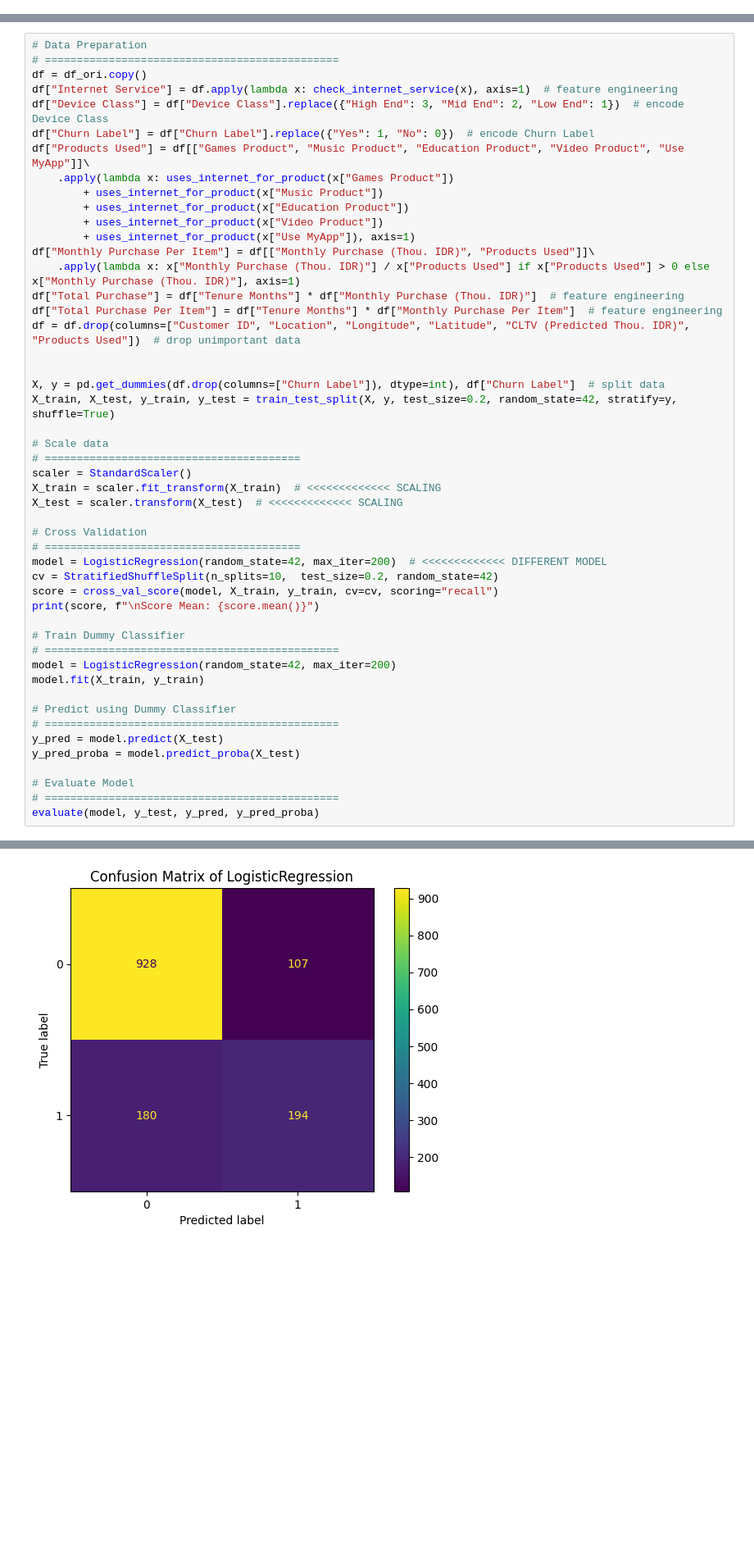
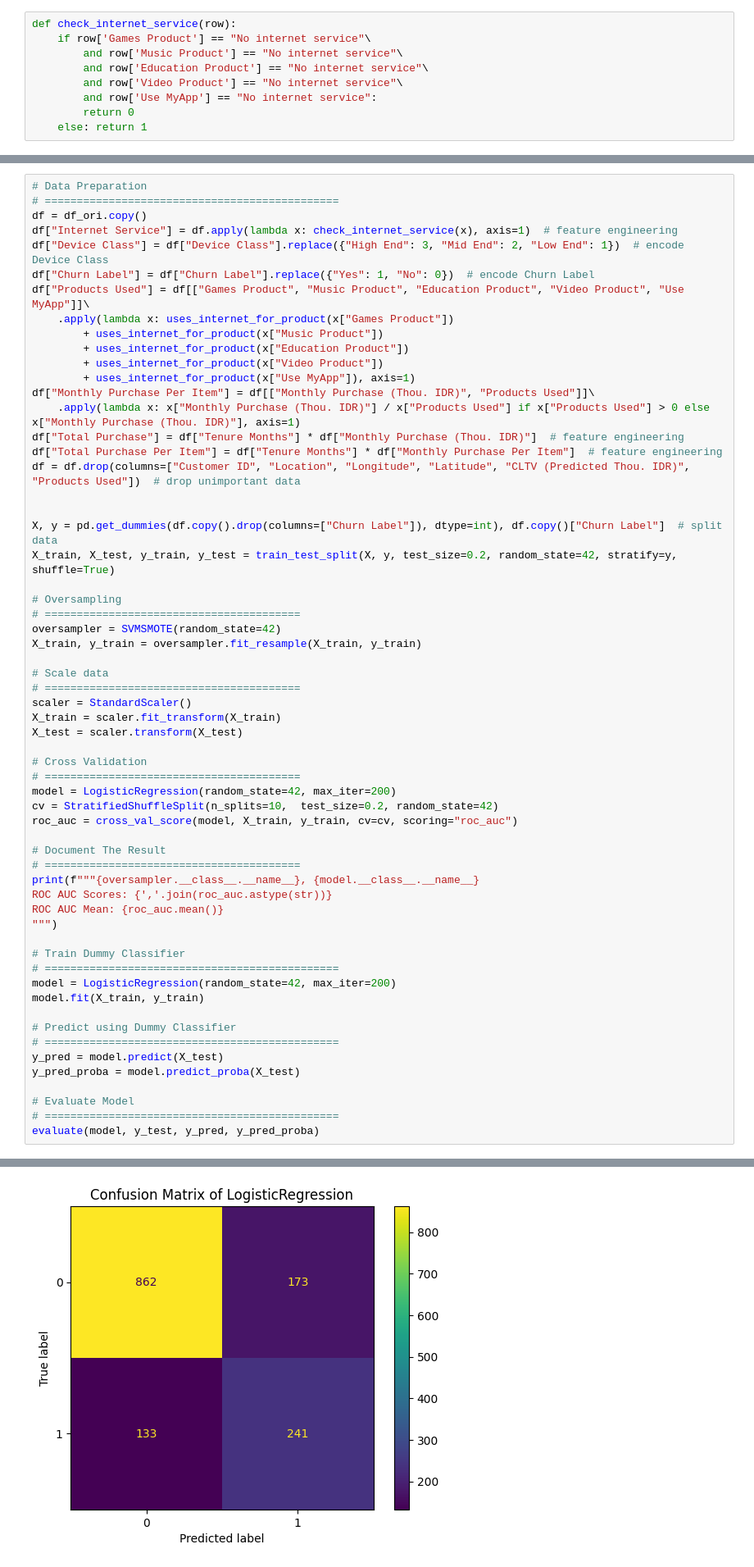
Before and after one commit to marcellinus-witarsah/data-challenge-dsw-2023, a Jupyter notebook: notebooks/03_churn_model.ipynb, the cells around one changed output, grey strips where cells are left out. Shown at 82% size. Drawn from its saved outputs; the diff is of its cells as text; blank space fills up the shorter version.

```diff
--- a/notebooks/03_churn_model.ipynb
+++ b/notebooks/03_churn_model.ipynb
@@ -276,3 +277,12 @@ fig.tight_layout()
 3. People who's monthly purchase is around **125K** and didn't use the internet service for any of the products has more change of churning
 # %% [markdown]
 Users who churned they don't use the internet service for accessing those products
+# %%
+def check_internet_service(row):
+    if row['Games Product'] == "No internet service"\
+        and row['Music Product'] == "No internet service"\
+        and row['Education Product'] == "No internet service"\
+        and row['Video Product'] == "No internet service"\
+        and row['Use MyApp'] == "No internet service":
+        return 0
+    else: return 1
@@ -638,21 +681,32 @@ df["Total Purchase Per Item"] = df["Tenure Months"] * df["Monthly Purchase Per I
 df = df.drop(columns=["Customer ID", "Location", "Longitude", "Latitude", "CLTV (Predicted Thou. IDR)", "Products Used"])  # drop unimportant data
 
 
-X, y = pd.get_dummies(df.drop(columns=["Churn Label"]), dtype=int), df["Churn Label"]  # split data
+X, y = pd.get_dummies(df.copy().drop(columns=["Churn Label"]), dtype=int), df.copy()["Churn Label"]  # split data
 X_train, X_test, y_train, y_test = train_test_split(X, y, test_size=0.2, random_state=42, stratify=y, shuffle=True)
+
+# Oversampling
+# ========================================
+oversampler = SVMSMOTE(random_state=42)
+X_train, y_train = oversampler.fit_resample(X_train, y_train)
 
 # Scale data
 # ========================================
 scaler = StandardScaler()
-X_train = scaler.fit_transform(X_train)  # <<<<<<<<<<<<< SCALING
-X_test = scaler.transform(X_test)  # <<<<<<<<<<<<< SCALING
+X_train = scaler.fit_transform(X_train)
+X_test = scaler.transform(X_test)
 
 # Cross Validation
 # ========================================
-model = LogisticRegression(random_state=42, max_iter=200)  # <<<<<<<<<<<<< DIFFERENT MODEL
+model = LogisticRegression(random_state=42, max_iter=200)
 cv = StratifiedShuffleSplit(n_splits=10,  test_size=0.2, random_state=42)
-score = cross_val_score(model, X_train, y_train, cv=cv, scoring="recall")
-print(score, f"\nScore Mean: {score.mean()}")
+roc_auc = cross_val_score(model, X_train, y_train, cv=cv, scoring="roc_auc")
+
+# Document The Result
+# ========================================
+print(f"""{oversampler.__class__.__name__}, {model.__class__.__name__}
+ROC AUC Scores: {','.join(roc_auc.astype(str))}
+ROC AUC Mean: {roc_auc.mean()}
+""")
 
 # Train Dummy Classifier
 # ==============================================
@@ -682 +737 @@ Score Mean: 0.5237458193979934
-[figure, old version]
+[figure, new version]
```
Also changed, not shown: parts of 47 cells of this notebook, 4 other files.
